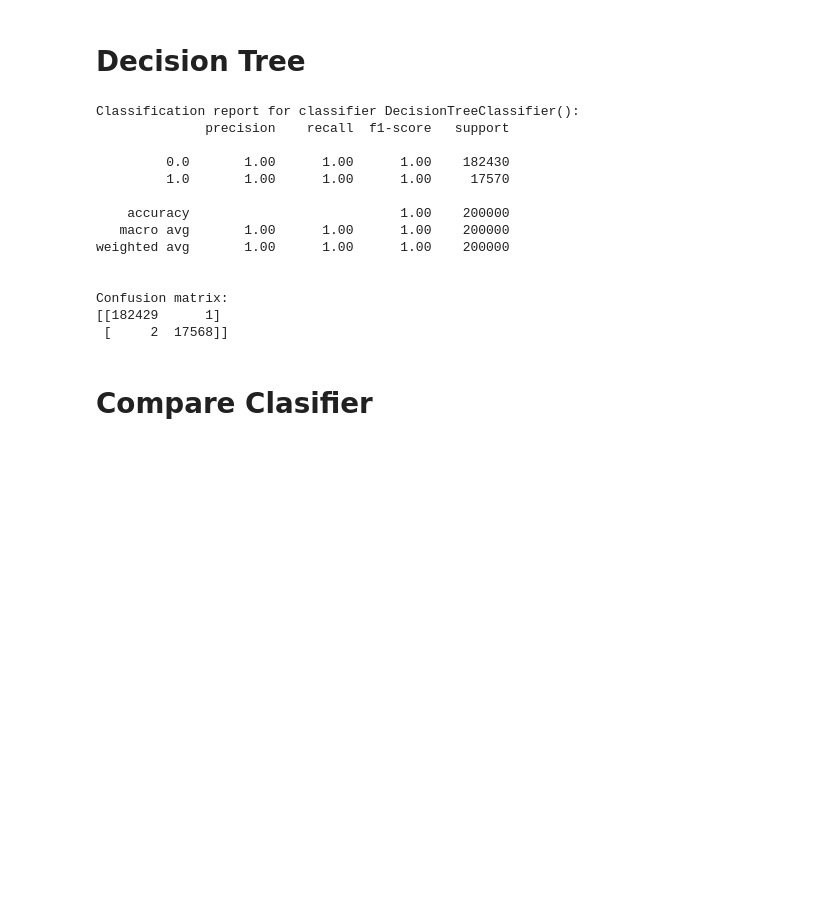
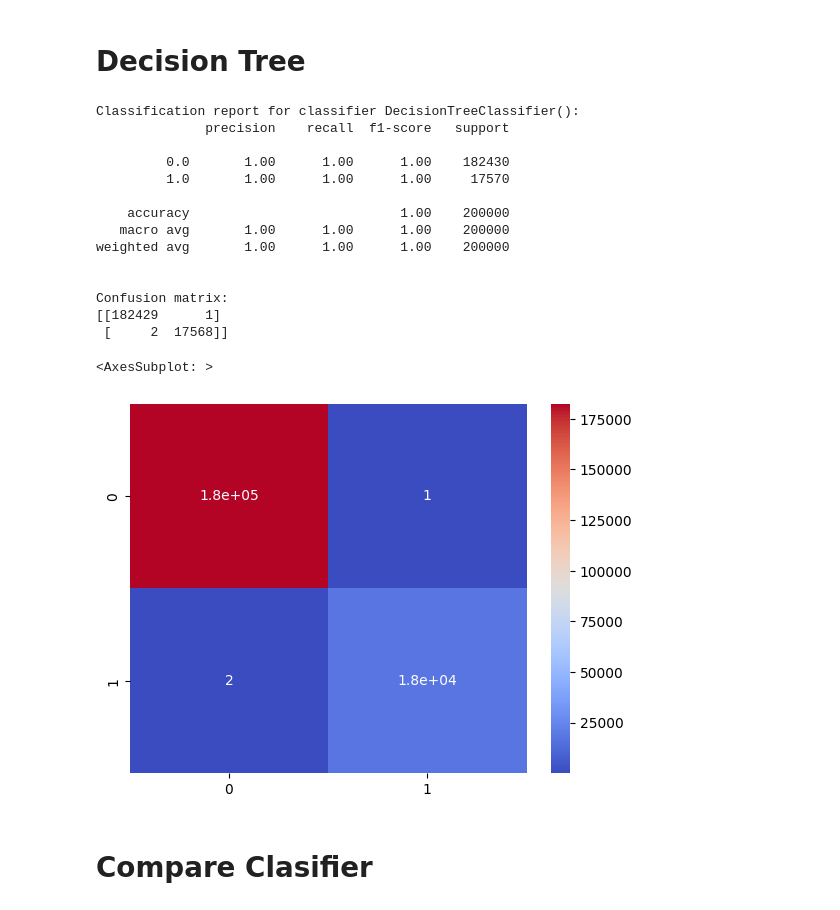
Before and after one commit to lamoincl/ml-credit-card-fraud, a Jupyter notebook: Project.ipynb, the cells around one changed output. Cells and saved outputs as stored; diff of their text form; code cells hidden in the pictures; blank space fills up the shorter version.

```diff
--- a/Project.ipynb
+++ b/Project.ipynb
@@ -125,26 +134,31 @@ Confusion matrix:
 # %%
 from sklearn.tree import DecisionTreeClassifier
 clf = DecisionTreeClassifier()
 clf.fit(x_train, y_train)
 y_pred = clf.predict(x_test)
 
 print("Classification report for classifier %s:\n%s\n" % (clf, metrics.classification_report(y_test, y_pred)))
 print("Confusion matrix:\n%s" % metrics.confusion_matrix(y_test, y_pred))
+sns.heatmap( metrics.confusion_matrix(y_test, y_pred),
+            annot=True,
+            cmap="coolwarm")
 # %% [output]
 Classification report for classifier DecisionTreeClassifier():
               precision    recall  f1-score   support
 
          0.0       1.00      1.00      1.00    182430
          1.0       1.00      1.00      1.00     17570
 
     accuracy                           1.00    200000
    macro avg       1.00      1.00      1.00    200000
 weighted avg       1.00      1.00      1.00    200000
 
 
 Confusion matrix:
 [[182429      1]
  [     2  17568]]
+<AxesSubplot: >
+[figure, added]
 # %% [markdown]
 # Compare Clasifier
 # %% [markdown]
```
Also changed, not shown: parts of 6 cells of this notebook.
